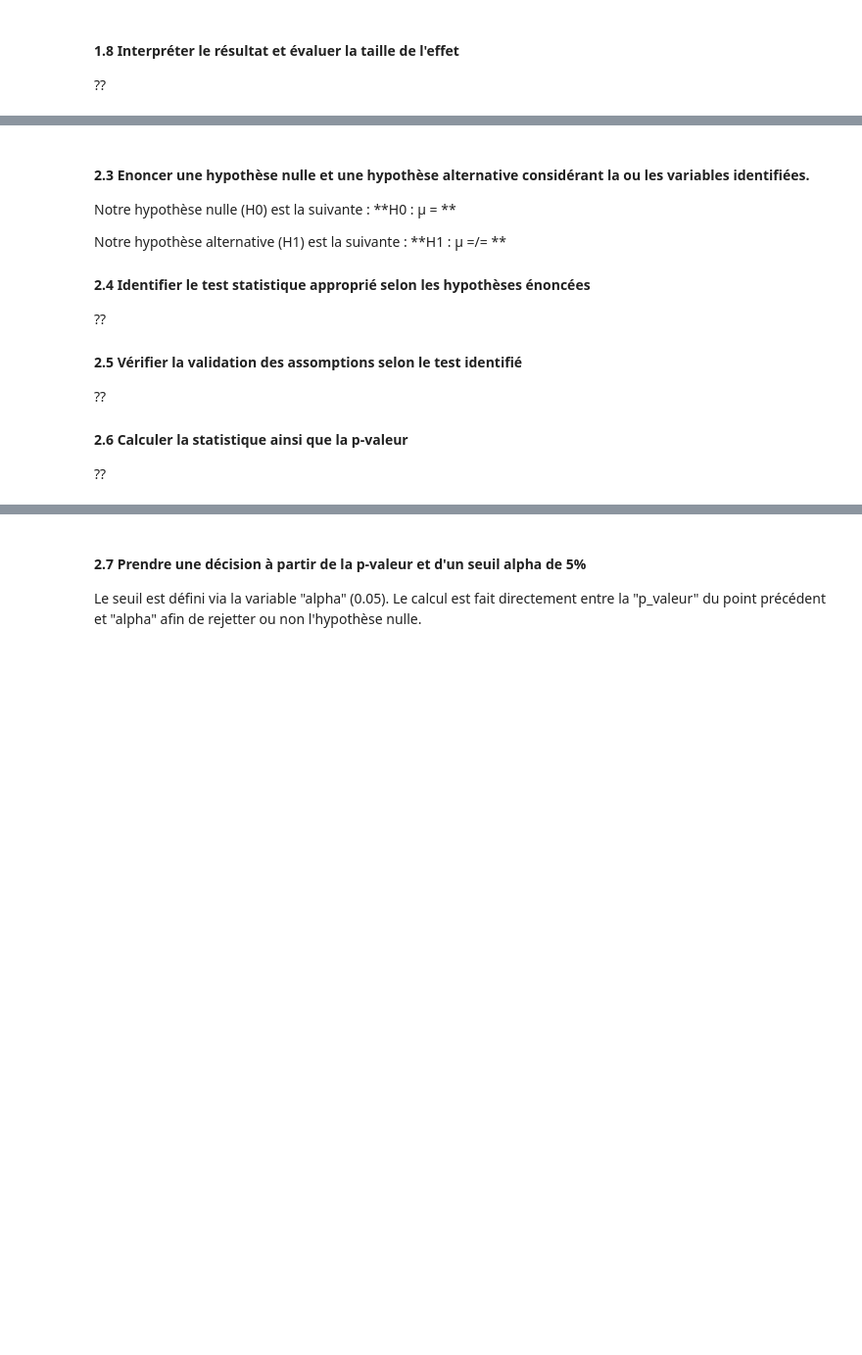
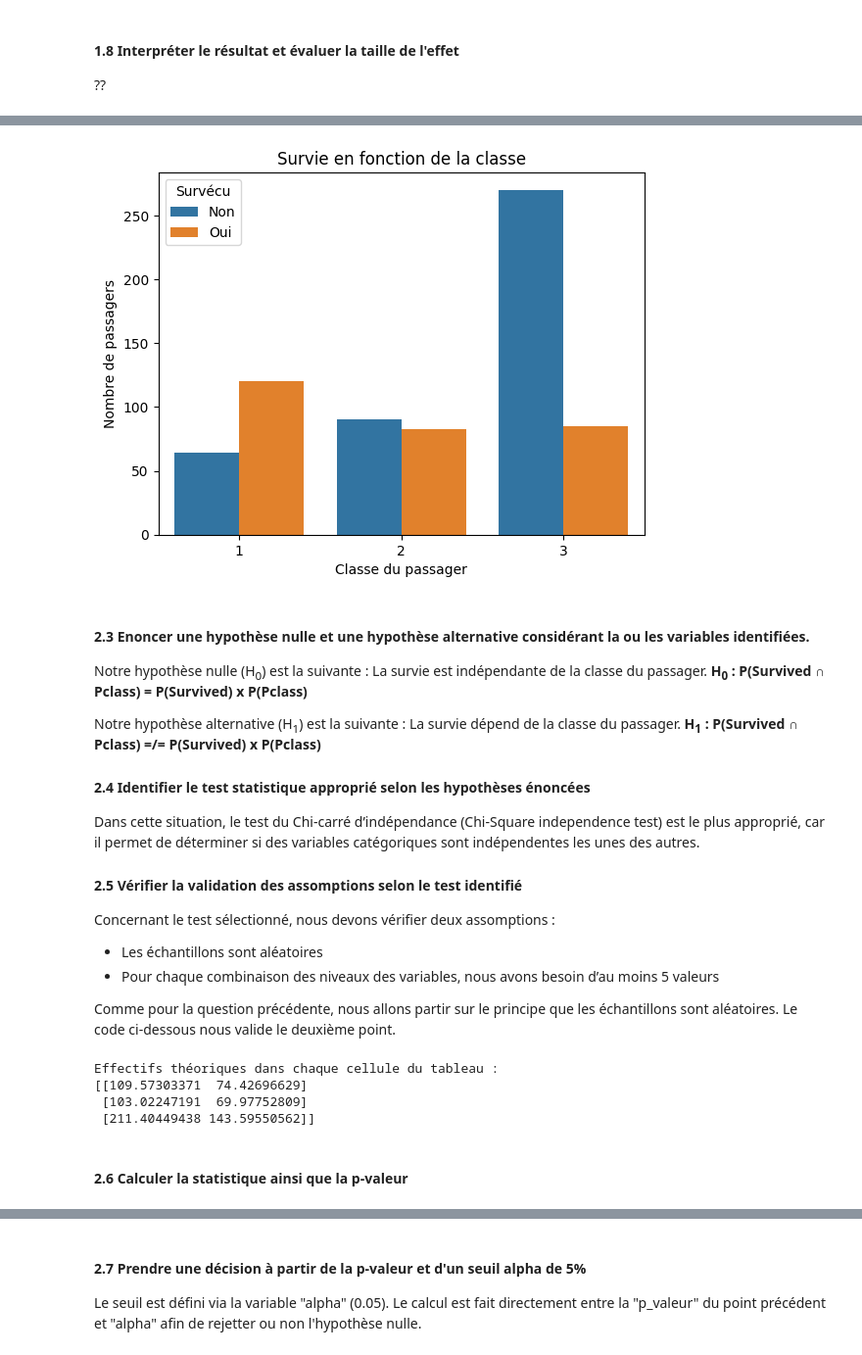
Before and after one commit to briandasilvac/AnalyseDonneesBrianCarlota, a Jupyter notebook: Projet.ipynb, the cells around one changed output, grey strips where cells are left out. Shown: that part at 98% size. Drawn from its saved outputs; the diff is of its cells as text; code cells hidden in the pictures; blank space fills up the shorter version.

Commit message:
Q1 + Q2 du point 2 (sauf question 8)

```diff
--- a/Projet.ipynb
+++ b/Projet.ipynb
@@ -210,16 +217,41 @@ Avec un seuil alpha 0.05 on rejette l'hypothèse nulle.
+# %%
+sns.countplot(data=data_clean, x='Pclass', hue='Survived')
+plt.title('Survie en fonction de la classe')
+plt.xlabel('Classe du passager')
+plt.ylabel('Nombre de passagers')
+plt.legend(title='Survécu', labels=['Non', 'Oui'])
+plt.show()
+# %% [output]
+[figure, added]
 # %% [markdown]
 #### 2.3 Enoncer une hypothèse nulle et une hypothèse alternative considérant la ou les variables identifiées.
-Notre hypothèse nulle (H0) est la suivante :
-**H0 : μ = **
+Notre hypothèse nulle (H<sub>0</sub>) est la suivante : La survie est indépendante de la classe du passager.
+**H<sub>0</sub> : P(Survived ∩ Pclass) = P(Survived) x P(Pclass)**
 
-Notre hypothèse alternative (H1) est la suivante :
-**H1 : μ =/= **
+Notre hypothèse alternative (H<sub>1</sub>) est la suivante : La survie dépend de la classe du passager.
+**H<sub>1</sub> : P(Survived ∩ Pclass) =/= P(Survived) x P(Pclass)**
 
 #### 2.4 Identifier le test statistique approprié selon les hypothèses énoncées
-??
+Dans cette situation, le test du Chi-carré d’indépendance (Chi-Square independence test) est le plus approprié, car il permet de déterminer si des variables catégoriques sont indépendentes les unes des autres.
 
 #### 2.5 Vérifier la validation des assomptions selon le test identifié
-??
+Concernant le test sélectionné, nous devons vérifier deux assomptions :
+- Les échantillons sont aléatoires
+- Pour chaque combinaison des niveaux des variables, nous avons besoin d’au moins 5 valeurs
 
-#### 2.6 Calculer la statistique ainsi que la p-valeur
-??
+Comme pour la question précédente, nous allons partir sur le principe que les échantillons sont aléatoires. Le code ci-dessous nous valide le deuxième point.
+# %%
+# Tableau de contingence
+contingency_table = pd.crosstab(data_clean['Pclass'], data_clean['Survived'])
+
+# Effectifs théoriques dans chaque cellule du tableau
+chi2, p, dof, expected = chi2_contingency(contingency_table)
+print("Effectifs théoriques dans chaque cellule du tableau :")
+print(expected)
+# %% [output]
+Effectifs théoriques dans chaque cellule du tableau :
+[[109.57303371  74.42696629]
+ [103.02247191  69.97752809]
+ [211.40449438 143.59550562]]
+# %% [markdown]
+#### 2.6 Calculer la statistique ainsi que la p-valeur
```
Also changed, not shown: parts of 6 cells of this notebook.
